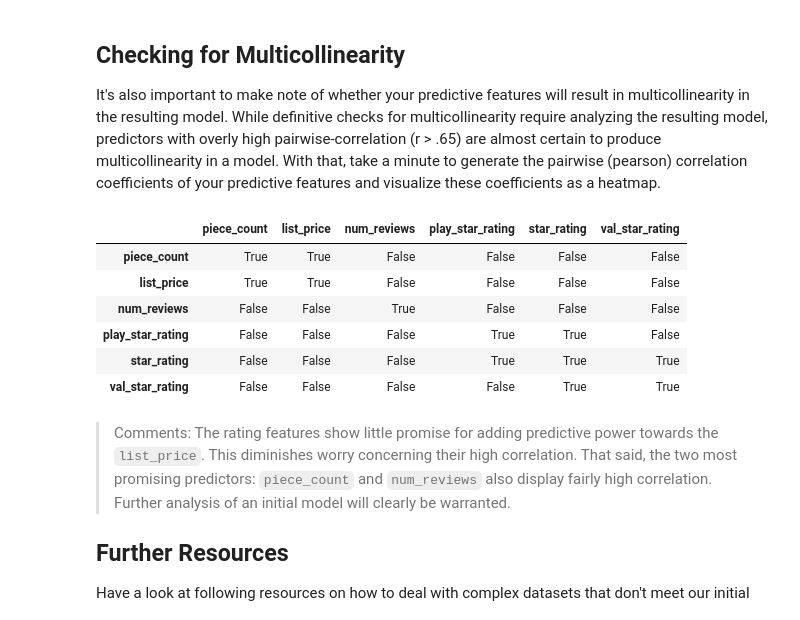
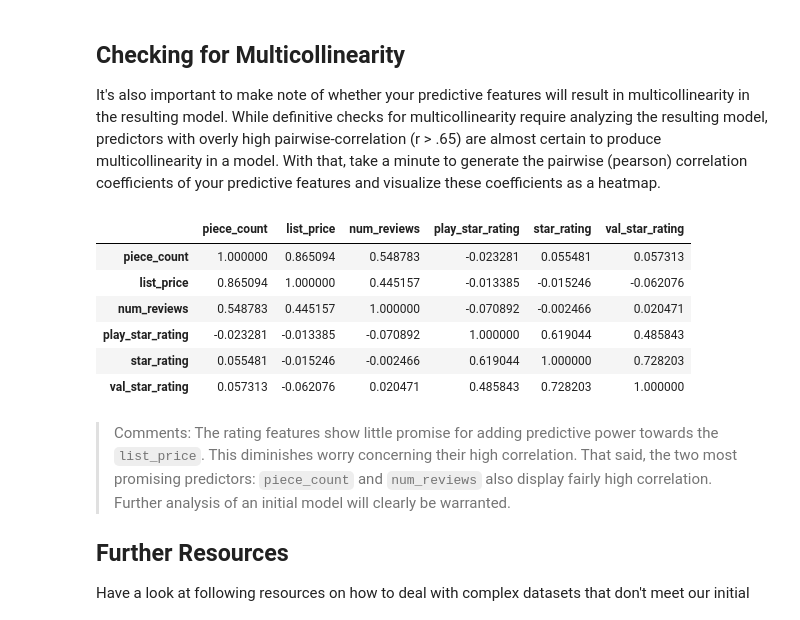
Before and after one commit to jmt0221/dsc-exploring-your-data-lab-nyc-ds-082619, a Jupyter notebook: index.ipynb, the cells around one changed output. Cells and saved outputs as stored; diff of their text form; code cells hidden in the pictures.

```diff
--- a/index.ipynb
+++ b/index.ipynb
@@ -101,15 +101,15 @@ Well, at first look it appears that the previous efforts in order to fill in the
 It's also important to make note of whether your predictive features will result in multicollinearity in the resulting model. While definitive checks for multicollinearity require analyzing the resulting model, predictors with overly high pairwise-correlation (r > .65) are almost certain to produce multicollinearity in a model. With that, take a minute to generate the pairwise (pearson) correlation coefficients of your predictive features and visualize these coefficients as a heatmap.
 # %%
 # Your code here
-df2.corr()>.6
+df2.corr()
 # %% [output]
 |  | piece_count | list_price | num_reviews | play_star_rating | star_rating | val_star_rating |
-| piece_count | True | True | False | False | False | False |
-| list_price | True | True | False | False | False | False |
-| num_reviews | False | False | True | False | False | False |
-| play_star_rating | False | False | False | True | True | False |
-| star_rating | False | False | False | True | True | True |
-| val_star_rating | False | False | False | False | True | True |
+| piece_count | 1.000000 | 0.865094 | 0.548783 | -0.023281 | 0.055481 | 0.057313 |
+| list_price | 0.865094 | 1.000000 | 0.445157 | -0.013385 | -0.015246 | -0.062076 |
+| num_reviews | 0.548783 | 0.445157 | 1.000000 | -0.070892 | -0.002466 | 0.020471 |
+| play_star_rating | -0.023281 | -0.013385 | -0.070892 | 1.000000 | 0.619044 | 0.485843 |
+| star_rating | 0.055481 | -0.015246 | -0.002466 | 0.619044 | 1.000000 | 0.728203 |
+| val_star_rating | 0.057313 | -0.062076 | 0.020471 | 0.485843 | 0.728203 | 1.000000 |
 # %%
 # Your code here
 # %% [markdown]
```
